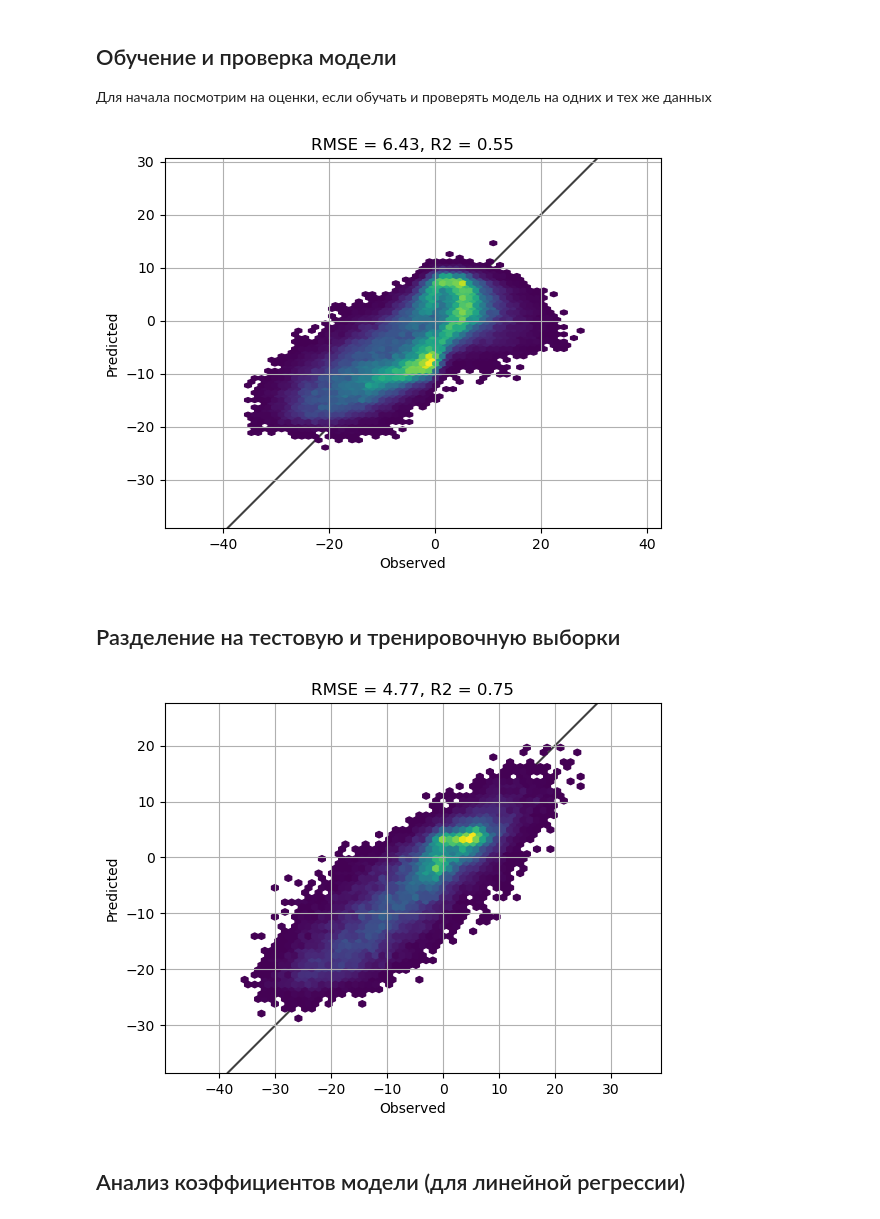
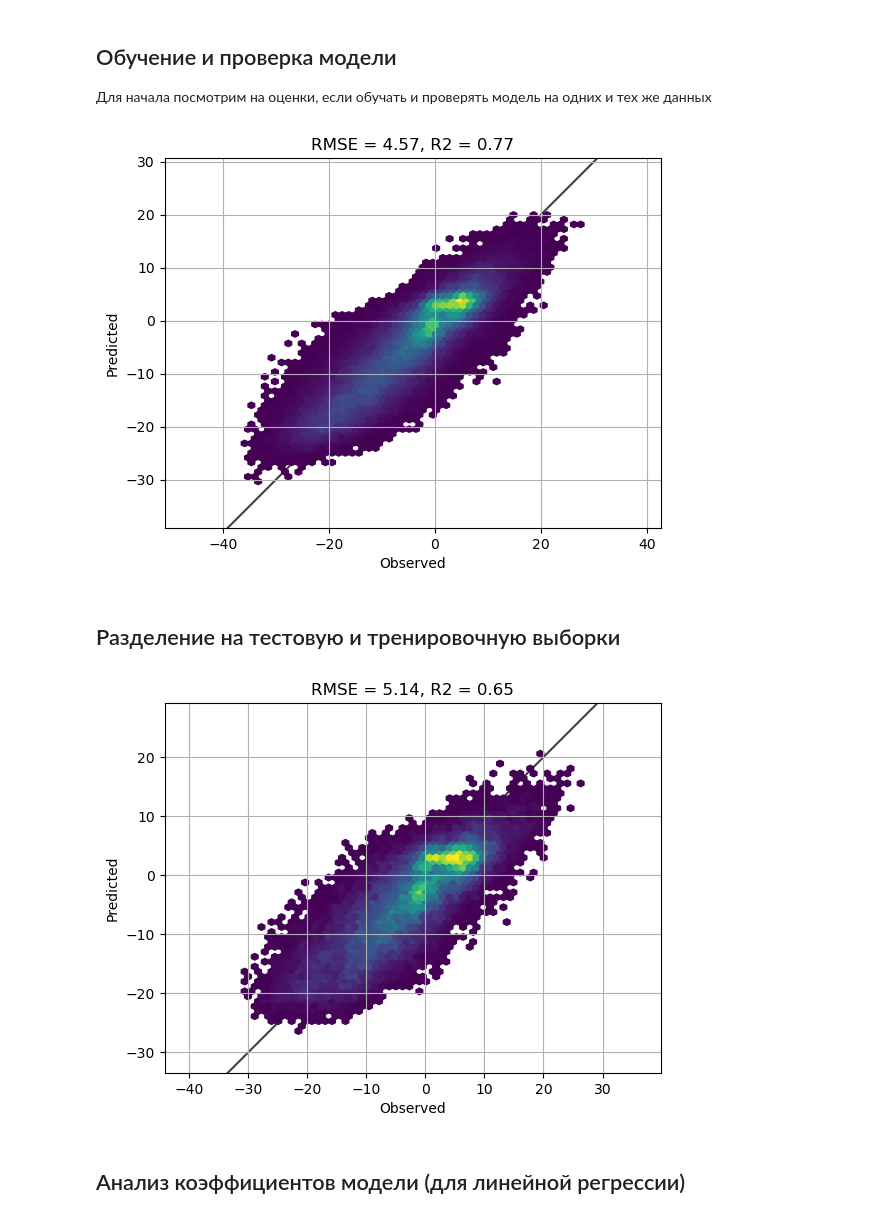
Before and after one commit to mvarentsov/ML4hydromet-2024, a Jupyter notebook: examples/Lect05_LRext_real_data.ipynb, the cells around one changed output. Cells and saved outputs as stored; diff of their text form; code cells hidden in the pictures.

```diff
--- a/examples/Lect05_LRext_real_data.ipynb
+++ b/examples/Lect05_LRext_real_data.ipynb
@@ -92,24 +92,27 @@ X = df.drop(target_var, axis=1)
 
 model = Pipeline([
                 ('scaler', StandardScaler()),
-                ('regressor', LinearRegression())
-                #('regressor', CatBoostRegressor(silent=True))
+                #('regressor', LinearRegression())
+                ('regressor', CatBoostRegressor(silent=True))
                 ])
 
 model.fit(X, y)
 evaluate_model (model, X, y)
 # %% [output]
-[figure, old version]
+[figure, new version]
 # %% [markdown]
 ## Разделение на тестовую и тренировочную выборки
 # %%
-X_train, X_test, y_train, y_test = train_test_split(X, y, test_size=0.25, random_state=42)
-#X_train, X_test, y_train, y_test = train_test_split(X, y, test_size=0.25,  shuffle=False)
+#X_train, X_test, y_train, y_test = train_test_split(X, y, test_size=0.25, random_state=42)
+X_train, X_test, y_train, y_test = train_test_split(X, y, test_size=0.25,  shuffle=False)
+
+#display(X_train)
+#display(X_test)
 
 model.fit(X_train, y_train)
 evaluate_model (model, X_test, y_test)
 # %% [output]
-[figure, old version]
+[figure, new version]
 # %% [markdown]
 ## Анализ коэффициентов модели (для линейной регрессии)
 # %%
```
Also changed, not shown: parts of 1 cell of this notebook, 6 other files.
